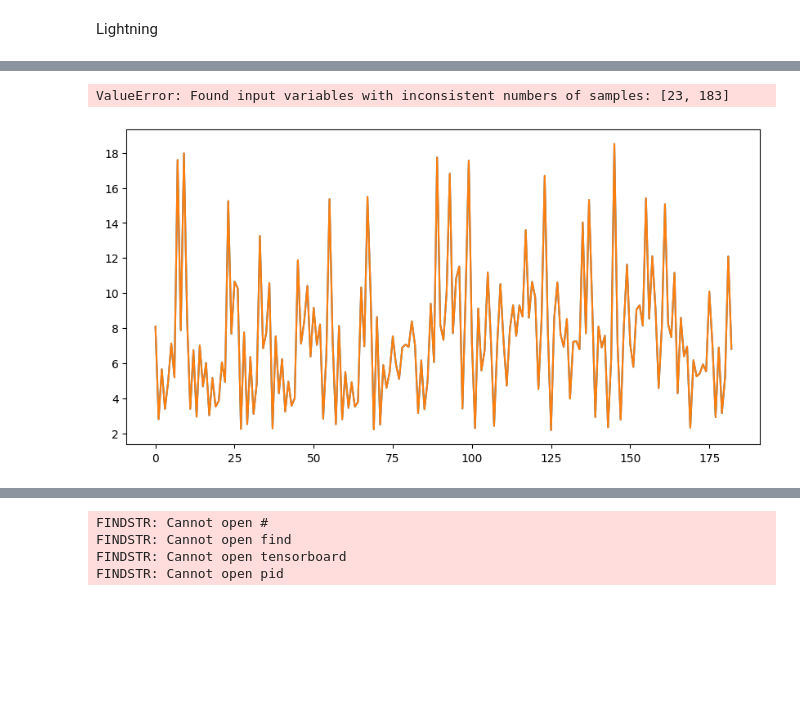
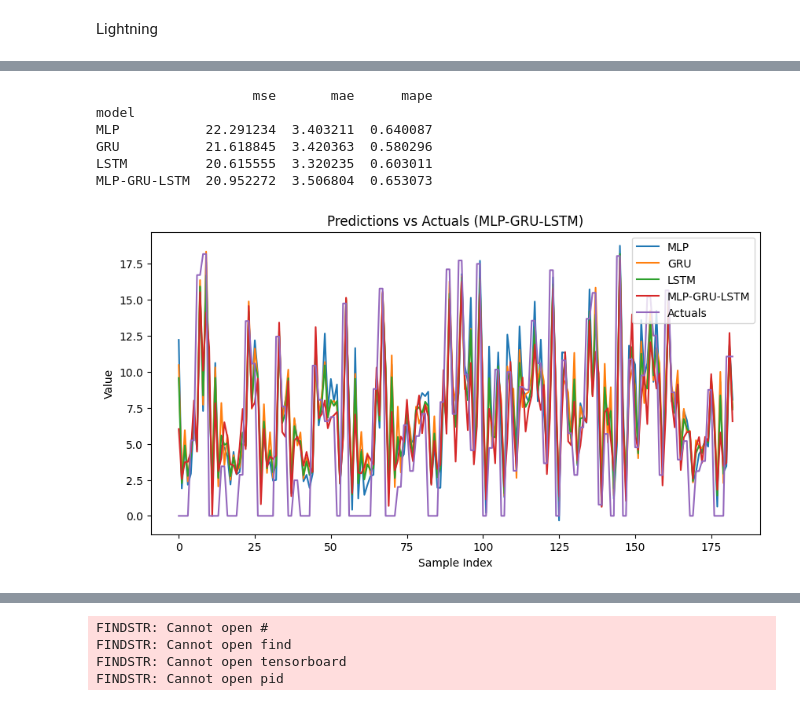
Before and after one commit to sebxGit/P10, a Jupyter notebook: baselines.ipynb, the cells around one changed output, grey strips where cells are left out. Cells and saved outputs as stored; diff of their text form; code cells hidden in the pictures; blank space fills up the shorter version.

Commit message:
ensemble works, fixing so it random samples training set

```diff
--- a/baselines.ipynb
+++ b/baselines.ipynb
@@ -184,7 +181,7 @@ class LSTM(torch.nn.Module):
     return out
 # %%
 class GRU(torch.nn.Module):
-  def __init__(self, input_size, hidden_size, num_layers, criterion, dropout, learning_rate):
+  def __init__(self, input_size, hidden_size, num_layers, dropout):
     super().__init__()
     self.gru = nn.GRU(input_size, hidden_size, num_layers, batch_first=True, dropout=dropout)
     self.fc = nn.Linear(hidden_size, 1)
@@ -321,3 +300,32 @@ c:\Users\sebas\AppData\Local\Programs\Python\Python312\Lib\site-packages\lightni
+# %%
+#combine predictions to ensemble
+all_predictions = []
+lengths = []
+folder_path = f'Predictions/{combined_name}'
+pt_files = [f for f in os.listdir(folder_path) if f.endswith('.pt')]
+for i, pt_file in enumerate(pt_files):
+  file_path = os.path.join(folder_path, pt_file)
+  predictions = torch.load(file_path)
+  if type(predictions[0]) == torch.Tensor:
+    predictions = [item.item() for sublist in predictions for item in sublist]
+  elif type(predictions[0]) == np.float64:
+    predictions = predictions.tolist()
+  lengths.append(len(predictions))
+  all_predictions.append(predictions)
+
+most_freq_len = max(set(lengths), key=lengths.count)
+for i, pred in enumerate(all_predictions):
+  if len(pred) < most_freq_len:
+    all_predictions[i] += [np.nan] * (most_freq_len - len(pred))
+  elif len(pred) > most_freq_len:
+    all_predictions[i] = pred[-most_freq_len:]
+
+ensemble_predictions = np.mean(all_predictions, axis=0)
+filename = f"{folder_path}/predictions_{combined_name}.pt"
+torch.save(ensemble_predictions, filename)
+
+if combined_name not in model_names:
+  model_names.append(combined_name)
 # %%
 actuals = []
 for batch in colmod.predict_dataloader():
@@ -325,35 +333,42 @@ for batch in colmod.predict_dataloader():
   actuals.extend(y.numpy())
 
 actuals_flat = [item for sublist in actuals for item in sublist]
 
 folder_path = f'Predictions/{combined_name}'
 pt_files = [f for f in os.listdir(folder_path) if f.endswith('.pt')]
 
 metrics = []
 plt.figure(figsize=(10, 5))
 for i, pt_file in enumerate(pt_files):
   file_path = os.path.join(folder_path, pt_file)
   predictions = torch.load(file_path)
-  if i != len(pt_files) - 1:
+  if len(predictions) > len(actuals_flat):
+    predictions = predictions[:len(actuals_flat)]
+  if type(predictions[0]) != np.float64:
     predictions = [item.item() for sublist in predictions for item in sublist]
   metrics.append({
     'model': model_names[i],
     'mse': mean_squared_error(predictions, actuals_flat),
     'mae': mean_absolute_error(predictions, actuals_flat),
     'mape': mean_absolute_percentage_error(predictions, actuals_flat)})
-  plt.plot(predictions_flat, label=model_names[i])
+  plt.plot(predictions, label=model_names[i])
 
 loss_func_df = pd.concat([pd.DataFrame([m]) for m in metrics])
 loss_func_df.set_index('model', inplace=True)
 print(loss_func_df)
 
 plt.plot(actuals_flat, label='Actuals')
 plt.xlabel('Sample Index')
 plt.ylabel('Value')
 plt.title(f'Predictions vs Actuals ({combined_name})')
 plt.legend()
 plt.show()
 # %% [output]
-ValueError: Found input variables with inconsistent numbers of samples: [23, 183]
+                    mse       mae      mape
+model
+MLP           22.291234  3.403211  0.640087
+GRU           21.618845  3.420363  0.580296
+LSTM          20.615555  3.320235  0.603011
+MLP-GRU-LSTM  20.952272  3.506804  0.653073
-[figure, old version]
+[figure, new version]
 # %%
```
Also changed, not shown: parts of 4 cells of this notebook, 1 other file.
